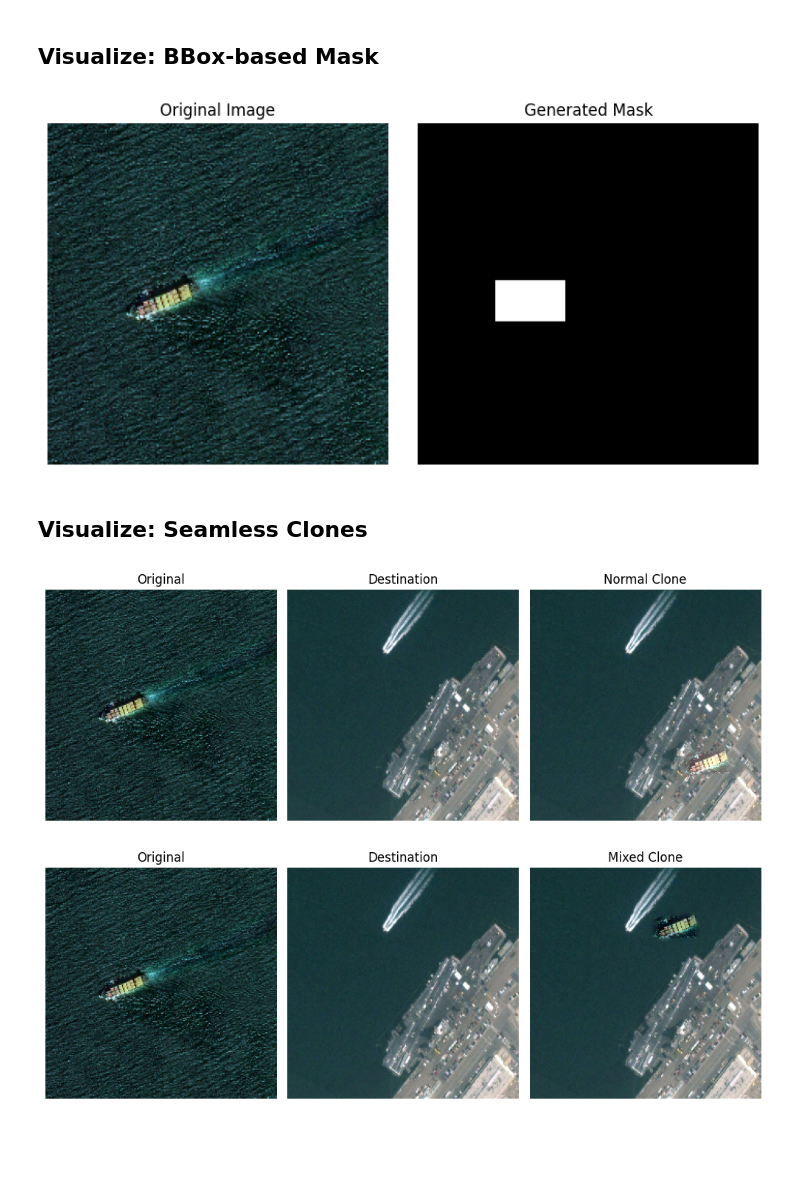
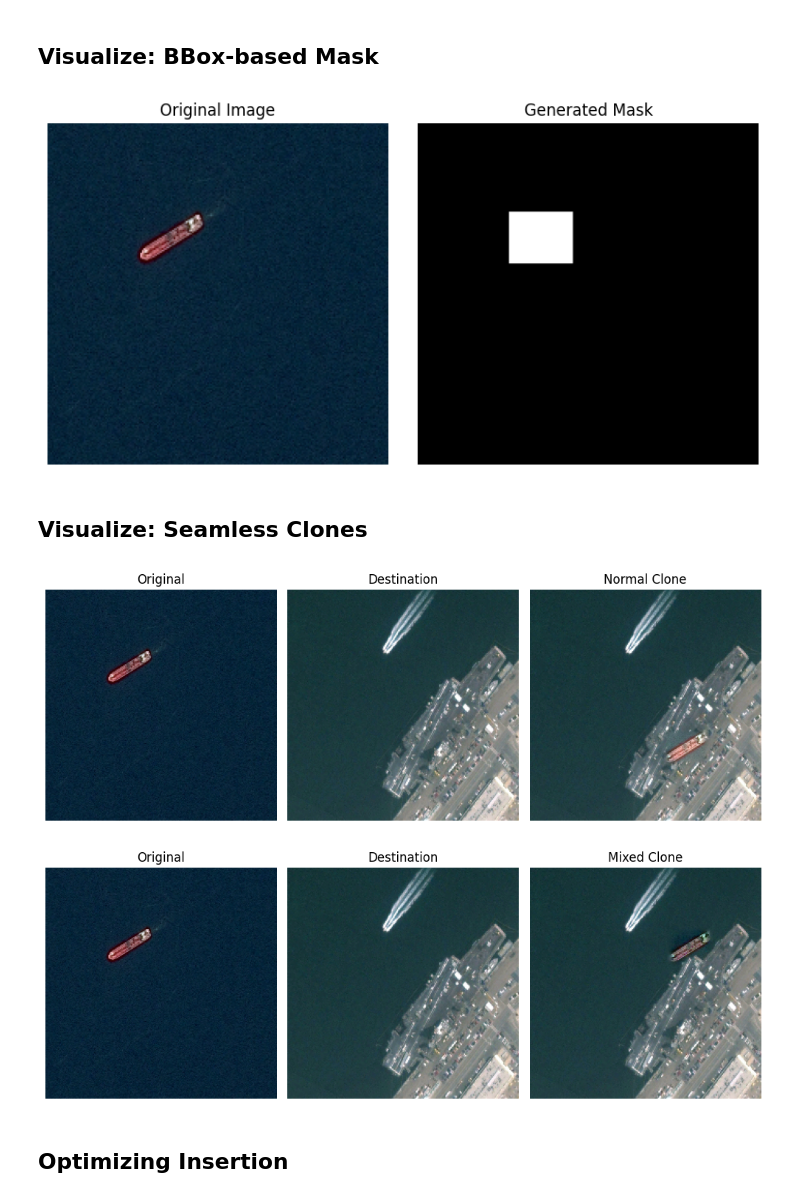
Before and after one commit to ElanoBeer/synthetic-satellite-pipeline, a Jupyter notebook: notebooks/seamless-cloning.ipynb, the cells around one changed output. Saved outputs shown, nothing was run; the diff lists cells and outputs as text; code cells hidden in the pictures; blank space fills up the shorter version.

Commit message:
Add early object-based insertion

```diff
--- a/notebooks/seamless-cloning.ipynb
+++ b/notebooks/seamless-cloning.ipynb
@@ -51,8 +52,12 @@ def display_images(images, titles=None, figsize=(10,5)):
     plt.tight_layout()
     plt.show()
 # %%
-src_path = 'E:/Datasets/MasatiV2/JPEGImages/2000000003.bmp'
-dst_path = 'E:/Datasets/MasatiV2/JPEGImages/100001660.bmp'
+# src_path = 'E:/Datasets/HRSC2016/JPEGImages/2000000003.bmp'
+# dst_path = 'E:/Datasets/HRSC2016/JPEGImages/100001660.bmp'
+
+src_path = "C:/Users/20202016/Documents/Master/Master's Thesis/Datasets/HRSC2016/JPEGImages/100000085.bmp"
+dst_path = "C:/Users/20202016/Documents/Master/Master's Thesis/Datasets/HRSC2016/JPEGImages/100001660.bmp"
+
 
 fig, axes = plt.subplots(1, 2, figsize=(8, 4))
 src_image = np.array(load_and_preprocess_image(src_path))
@@ -169,8 +174,8 @@ def create_mask_from_bbox(image_shape, xml_path, original_size, target_size):
     Returns:
         np.ndarray: Binary mask with bounding box areas marked.
     """
-    # Initialize the mask with zeros
-    mask = np.zeros(image_shape[:2], dtype=np.uint8)
+    # Initiatize a list of masks
+    mask_lst = list()
 
     # Parse the bounding boxes and class labels from the XML file
     boxes, _ = parse_voc_xml(xml_path)
@@ -181,6 +186,10 @@ def create_mask_from_bbox(image_shape, xml_path, original_size, target_size):
 
     # Loop through each bounding box
     for box in boxes:
+
+        # Initialize the mask with zeros
+        mask = np.zeros(image_shape[:2], dtype=np.uint8)
+
         # Extract coordinates from the bounding box
         xmin, ymin, xmax, ymax = box
 
@@ -193,7 +202,10 @@ def create_mask_from_bbox(image_shape, xml_path, original_size, target_size):
         # Fill the corresponding area in the mask with 255 (white)
         mask[ymin:ymax, xmin:xmax] = 255
 
-    return mask
+        # Add to the list of masks
+        mask_lst.append(mask)
+
+    return mask_lst
 # %%
 def get_image_dimensions(image_path):
     """
@@ -210,34 +222,34 @@ def get_image_dimensions(image_path):
 # %% [markdown]
 ## Visualize: BBox-based Mask
 # %%
-xml_path = "E:/Datasets/MasatiV2/Annotations/2000000003.xml"
+xml_path = "C:/Users/20202016/Documents/Master/Master's Thesis/Datasets/HRSC2016/Annotations/100000085.xml"
 image_shape = src_image.shape
 
 # Generate binary mask from XML
-mask = create_mask_from_bbox(image_shape, xml_path, original_size = get_image_dimensions(src_path), target_size = (224, 224))
+masks = create_mask_from_bbox(image_shape, xml_path, original_size = get_image_dimensions(src_path), target_size = (224, 224))
 
 fig, (ax1, ax2) = plt.subplots(1, 2, figsize=(8, 4))
 
 # Display the original image
 ax1.imshow(src_image)
 ax1.set_title('Original Image')
 ax1.axis('off')
 
 # Display the mask
-ax2.imshow(mask, cmap='gray')
+ax2.imshow(masks[0], cmap='gray')
 ax2.set_title('Generated Mask')
 ax2.axis('off')
 
 plt.tight_layout()
 plt.show()
 # %% [output]
-[figure, old version]
+[figure, new version]
 # %% [markdown]
 ## Visualize: Seamless Clones
 # %%
 # Normal clone
 normal_results = seamless_clone(
-    src_path, dst_path, mask,
+    src_path, dst_path, masks[0],
     mode="normal"
 )
 
@@ -249,7 +261,7 @@ display_images(
 
 # Mixed clone
 mixed_results = seamless_clone(
-    src_path, dst_path, mask,
+    src_path, dst_path, masks[0],
     mode="mixed"
 )
 
@@ -259,5 +271,7 @@ display_images(
     figsize=(10,5)
 )
 # %% [output]
-[figure, old version]
+[figure, new version]
-[figure, old version]
+[figure, new version]
+# %% [markdown]
+## Optimizing Insertion
```
Also changed, not shown: parts of 9 cells of this notebook.
